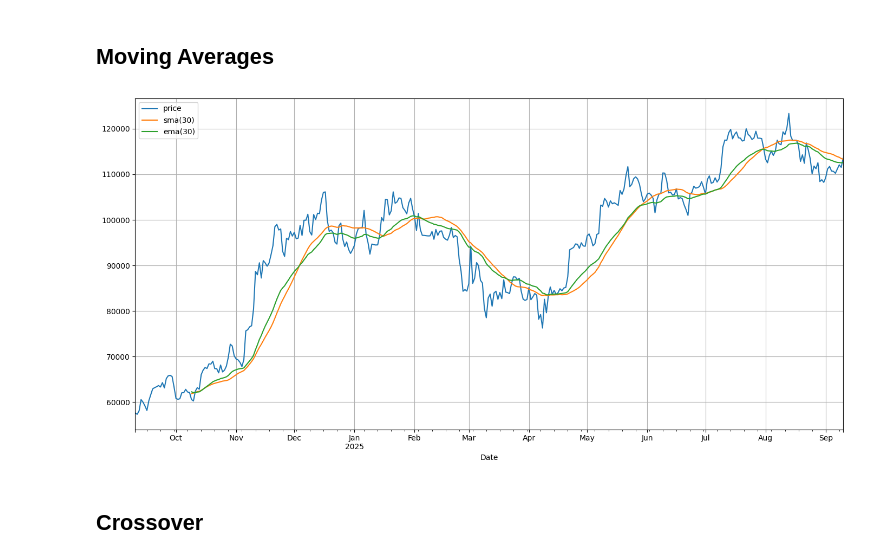
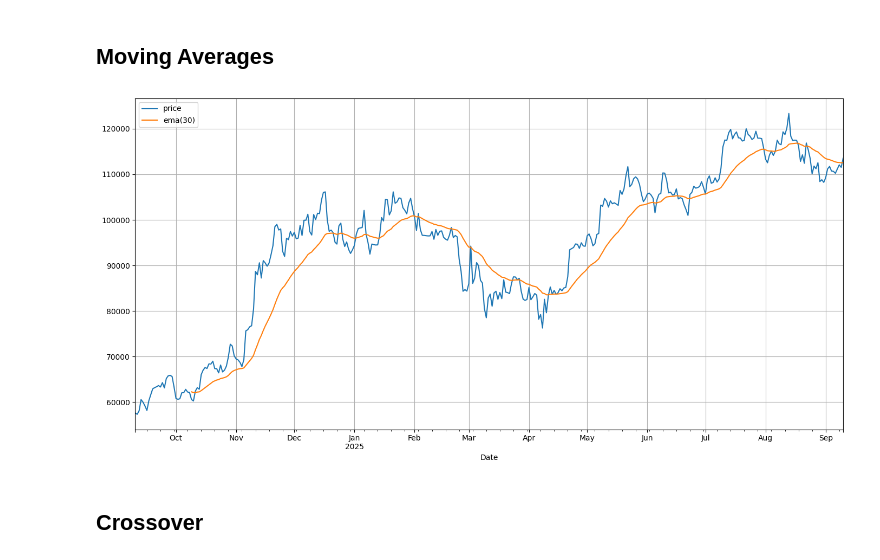
Before and after one commit to pyt3r/springboard-package, a Jupyter notebook: capstone/1_Features_and_Target.ipynb, the cells around one changed output. Drawn from its saved outputs; the diff is of its cells as text; code cells hidden in the pictures.

```diff
--- a/capstone/1_Features_and_Target.ipynb
+++ b/capstone/1_Features_and_Target.ipynb
@@ -43,17 +43,17 @@ price = ohlc['Close']
 window = 30
 
 MA = pd.DataFrame({
-    f'sma({window})': simpleMA(price, window),
     f'ema({window})': expMA(price, window), })
 # %%
 DF = pd.DataFrame({ 'price': price })
 DF = pd.concat([ DF, MA ], axis=1 )
 ax = DF.plot(figsize=(14, 7))
 ax.grid(True)
+ax.legend()
 plt.tight_layout()
 plt.show()
 # %% [output]
-[figure, old version]
+[figure, new version]
 # %% [markdown]
 ## Crossover
 # %%
```
Also changed, not shown: parts of 19 cells of this notebook.
